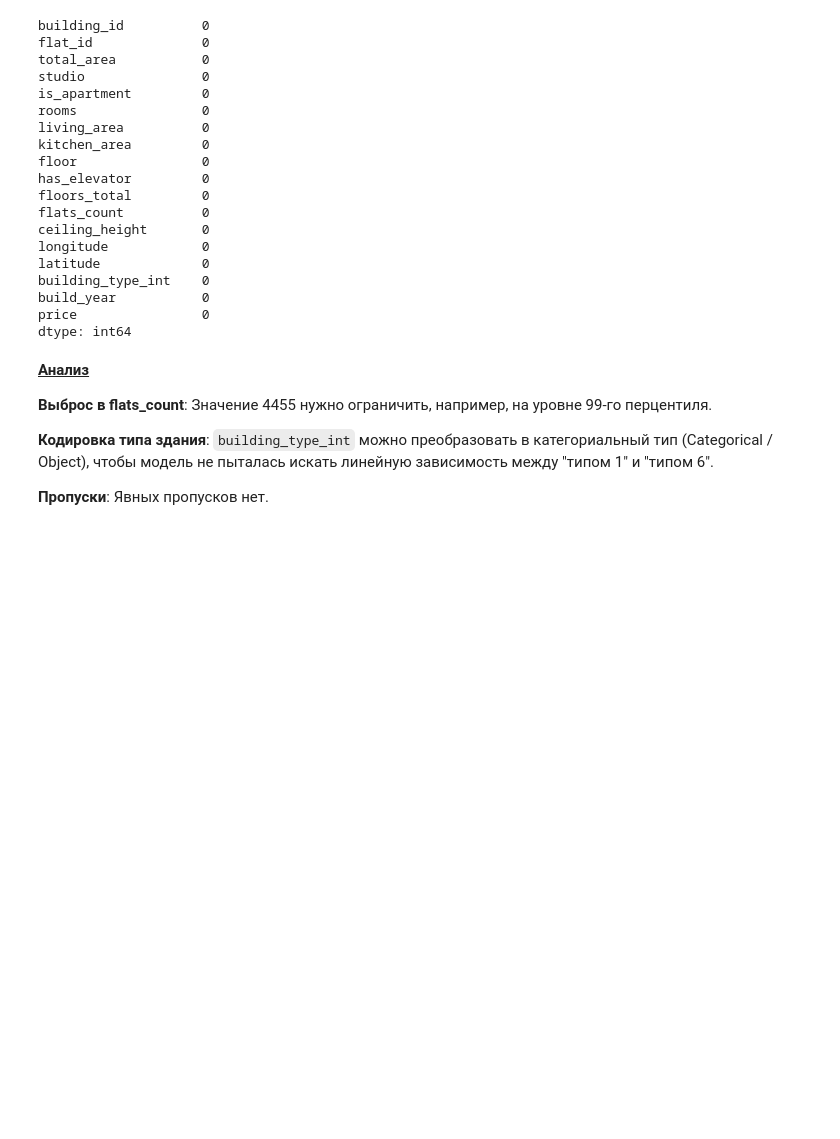
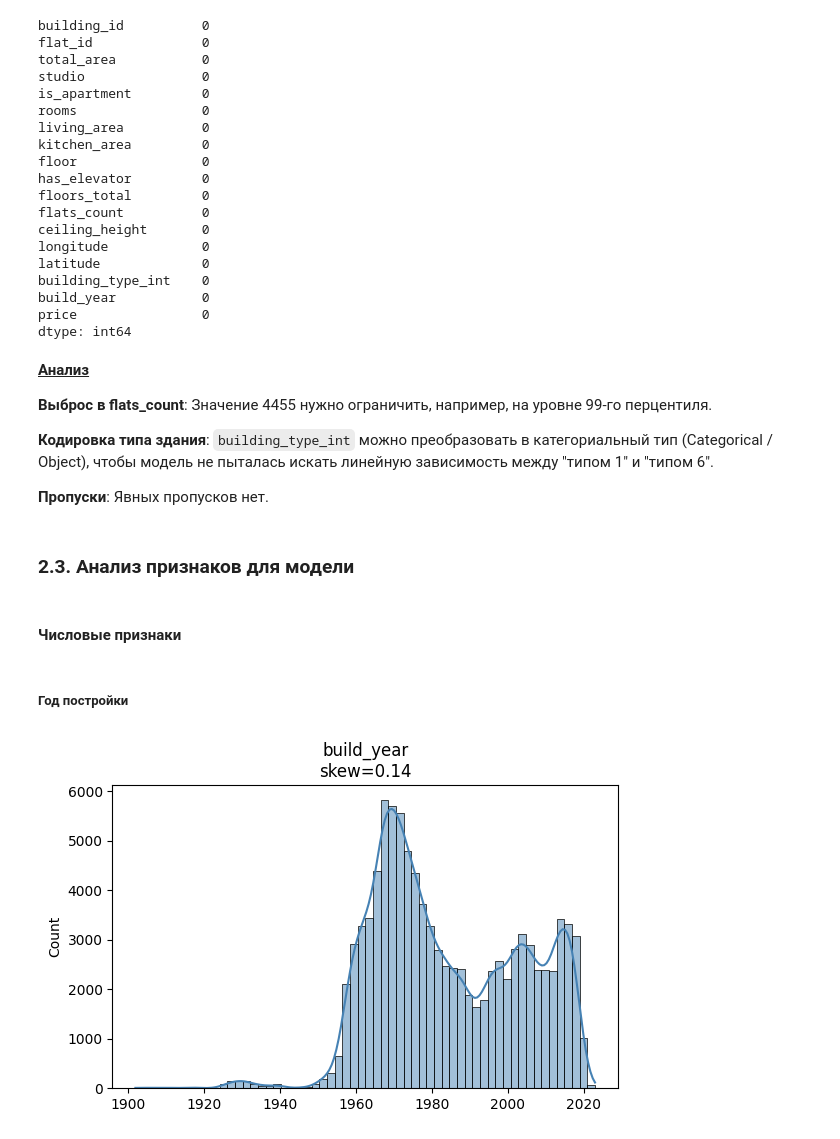
Before and after one commit to PrusovaIU/mle-project-sprint-2-v001, a Jupyter notebook: model_improvement/EDA.ipynb, the cells around one changed output. Drawn from its saved outputs; the diff is of its cells as text; code cells hidden in the pictures; blank space fills up the shorter version.

```diff
--- a/model_improvement/EDA.ipynb
+++ b/model_improvement/EDA.ipynb
@@ -122,3 +130,23 @@ dtype: int64
 **Кодировка типа здания**: `building_type_int` можно преобразовать в категориальный тип (Categorical / Object), чтобы модель не пыталась искать линейную зависимость между "типом 1" и "типом 6".
 
 **Пропуски**: Явных пропусков нет.
+# %% [markdown]
+### 2.3. Анализ признаков для модели
+# %% [markdown]
+#### Числовые признаки
+# %%
+def histplot(df: pd.DataFrame, col: str):
+    fig, axes = plt.subplots(figsize=(6, 4))
+
+    sns.histplot(data[col], bins=60, kde=True, ax=axes, color='steelblue')
+    axes.set_title(f'{col}\nskew={data[col].skew():.2f}')
+    axes.set_xlabel('')
+
+    plt.tight_layout()
+    plt.show()
+# %% [markdown]
+##### Год постройки
+# %%
+histplot(data, 'build_year')
+# %% [output]
+[figure, added]
```
Also changed, not shown: parts of 62 cells of this notebook.
